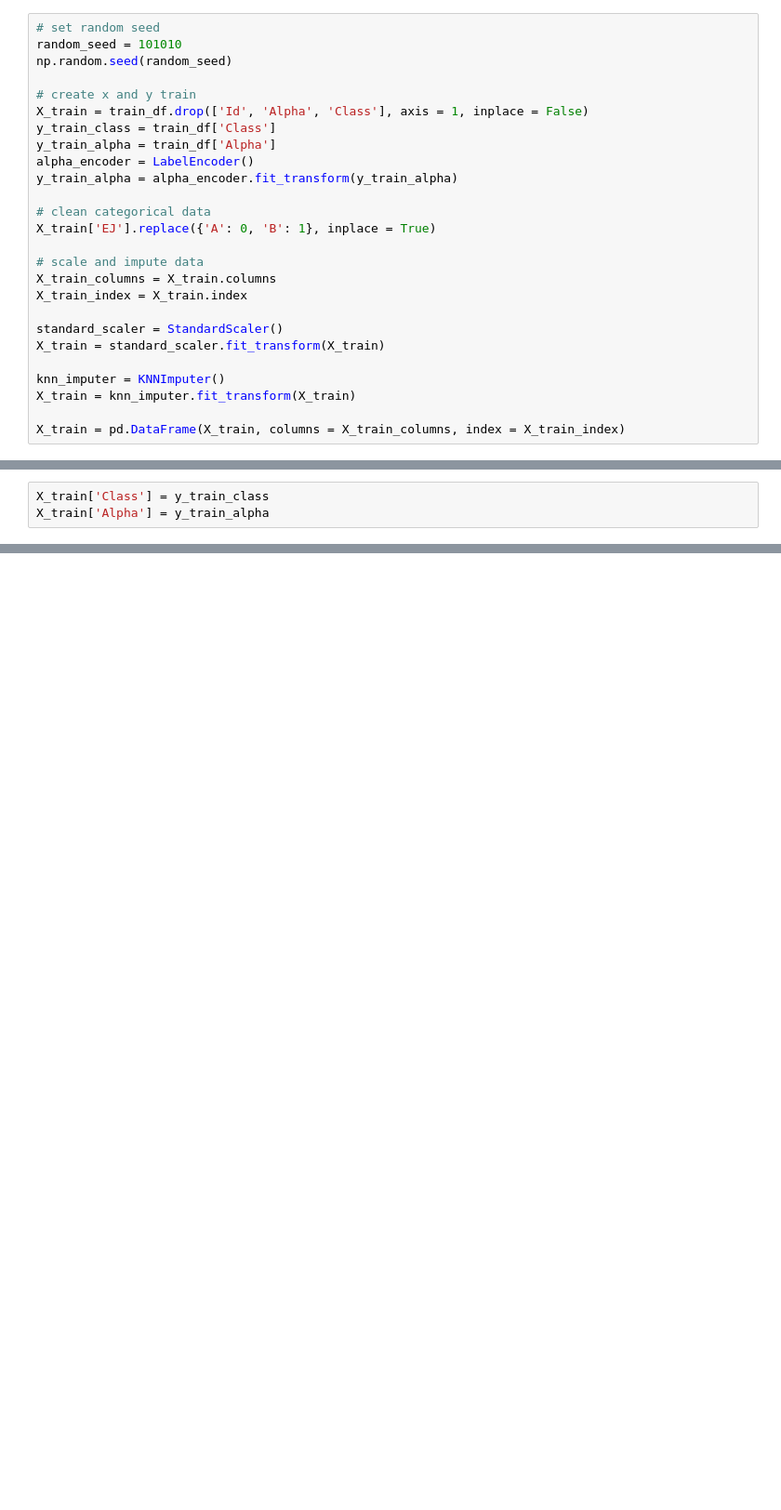
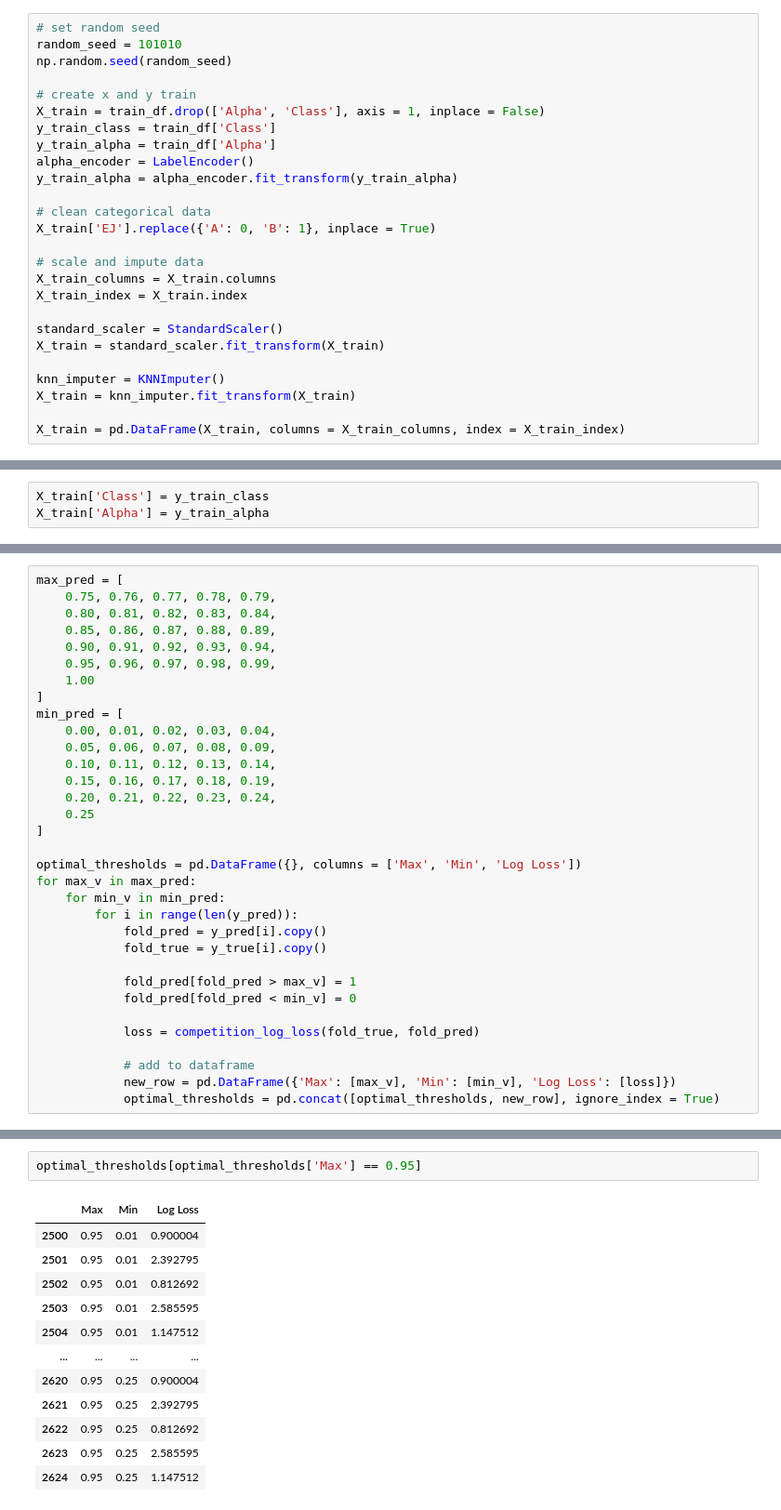
Before and after one commit to ClayGendron/icr-identify-age-related-conditions-kaggle, a Jupyter notebook: icr-gendron-2.ipynb, the cells around one changed output, grey strips where cells are left out. Shown at 93% size. Cells and saved outputs as stored; diff of their text form; blank space fills up the shorter version.

```diff
--- a/icr-gendron-2.ipynb
+++ b/icr-gendron-2.ipynb
@@ -74,7 +75,7 @@ random_seed = 101010
 np.random.seed(random_seed)
 
 # create x and y train
-X_train = train_df.drop(['Id', 'Alpha', 'Class'], axis = 1, inplace = False)
+X_train = train_df.drop(['Alpha', 'Class'], axis = 1, inplace = False)
 y_train_class = train_df['Class']
 y_train_alpha = train_df['Alpha']
 alpha_encoder = LabelEncoder()
@@ -270,0 +271,33 @@ Balanced Log Loss: 0.3645385067073838
+# %%
+max_pred = [
+    0.75, 0.76, 0.77, 0.78, 0.79,
+    0.80, 0.81, 0.82, 0.83, 0.84,
+    0.85, 0.86, 0.87, 0.88, 0.89,
+    0.90, 0.91, 0.92, 0.93, 0.94,
+    0.95, 0.96, 0.97, 0.98, 0.99,
+    1.00
+]
+min_pred = [
+    0.00, 0.01, 0.02, 0.03, 0.04,
+    0.05, 0.06, 0.07, 0.08, 0.09,
+    0.10, 0.11, 0.12, 0.13, 0.14,
+    0.15, 0.16, 0.17, 0.18, 0.19,
+    0.20, 0.21, 0.22, 0.23, 0.24,
+    0.25
+]
+
+optimal_thresholds = pd.DataFrame({}, columns = ['Max', 'Min', 'Log Loss'])
+for max_v in max_pred:
+    for min_v in min_pred:
+        for i in range(len(y_pred)):
+            fold_pred = y_pred[i].copy()
+            fold_true = y_true[i].copy()
+
+            fold_pred[fold_pred > max_v] = 1
+            fold_pred[fold_pred < min_v] = 0
+
+            loss = competition_log_loss(fold_true, fold_pred)
+
+            # add to dataframe
+            new_row = pd.DataFrame({'Max': [max_v], 'Min': [min_v], 'Log Loss': [loss]})
+            optimal_thresholds = pd.concat([optimal_thresholds, new_row], ignore_index = True)
@@ -270,0 +319,15 @@ Balanced Log Loss: 0.3645385067073838
+# %%
+optimal_thresholds[optimal_thresholds['Max'] == 0.95]
+# %% [output]
+|  | Max | Min | Log Loss |
+| 2500 | 0.95 | 0.01 | 0.900004 |
+| 2501 | 0.95 | 0.01 | 2.392795 |
+| 2502 | 0.95 | 0.01 | 0.812692 |
+| 2503 | 0.95 | 0.01 | 2.585595 |
+| 2504 | 0.95 | 0.01 | 1.147512 |
+| ... | ... | ... | ... |
+| 2620 | 0.95 | 0.25 | 0.900004 |
+| 2621 | 0.95 | 0.25 | 2.392795 |
+| 2622 | 0.95 | 0.25 | 0.812692 |
+| 2623 | 0.95 | 0.25 | 2.585595 |
+| 2624 | 0.95 | 0.25 | 1.147512 |
```
Also changed, not shown: parts of 20 cells of this notebook, 3 other files.
